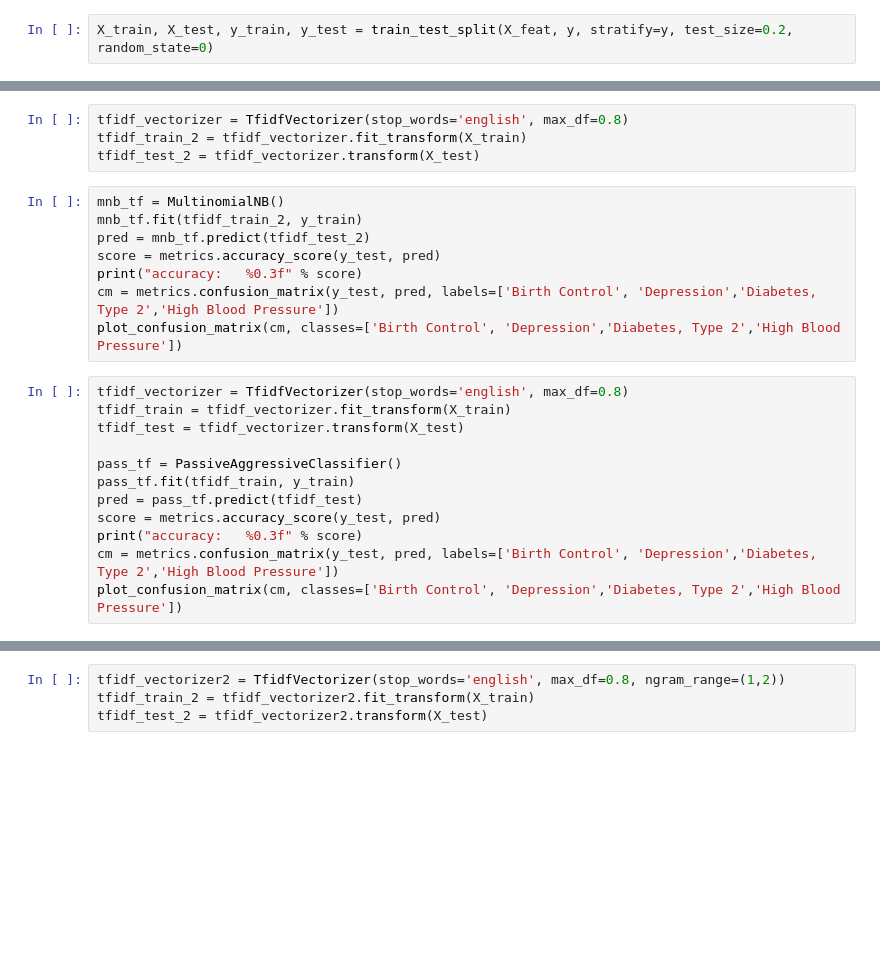
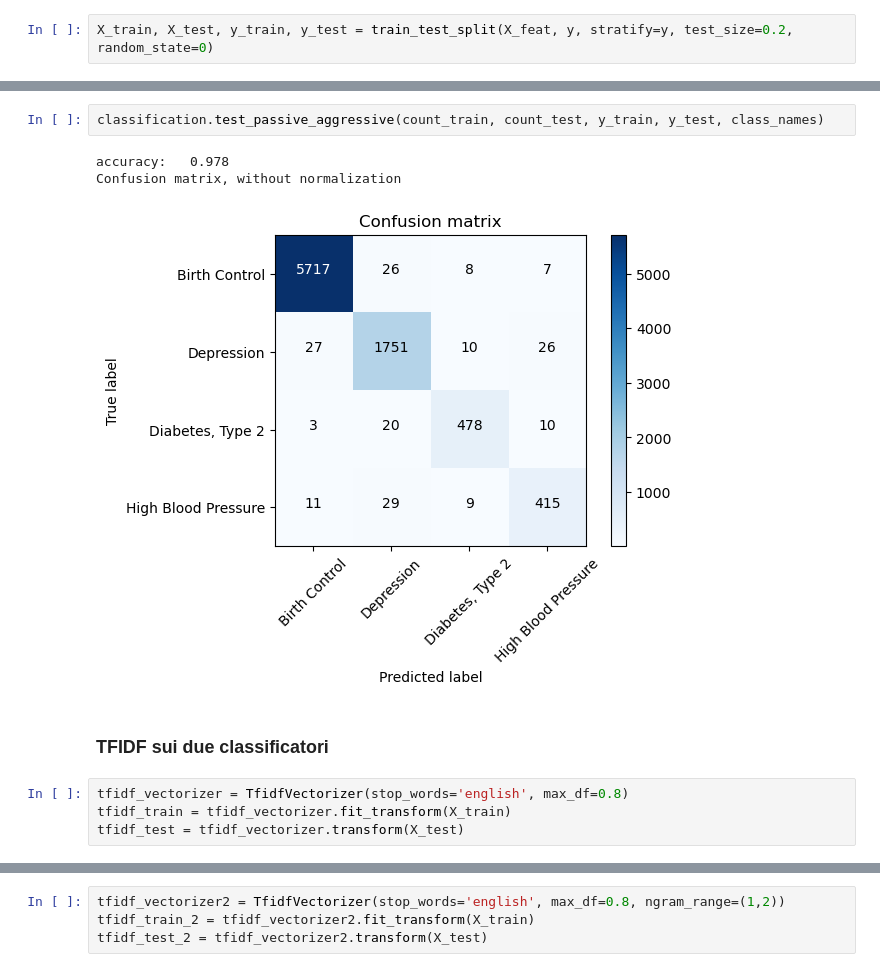
Before and after one commit to tkachenko0/McDonalds-FinderBot-for-Telegram, a Jupyter notebook: nlp_project.ipynb, the cells around one changed output, grey strips where cells are left out. Cells and saved outputs as stored; diff of their text form; blank space fills up the shorter version.

```diff
--- a/nlp_project.ipynb
+++ b/nlp_project.ipynb
@@ -158,24 +134,12 @@ plot_confusion_matrix(cm, classes=['Birth Control', 'Depression','Diabetes, Type
+# %%
+classification.test_passive_aggressive(count_train, count_test, y_train, y_test, class_names)
+# %% [output]
+accuracy:   0.978
+Confusion matrix, without normalization
+[figure, added]
+# %% [markdown]
+### TFIDF sui due classificatori
 # %%
 tfidf_vectorizer = TfidfVectorizer(stop_words='english', max_df=0.8)
-tfidf_train_2 = tfidf_vectorizer.fit_transform(X_train)
-tfidf_test_2 = tfidf_vectorizer.transform(X_test)
+tfidf_train = tfidf_vectorizer.fit_transform(X_train)
+tfidf_test = tfidf_vectorizer.transform(X_test)
-# %%
-mnb_tf = MultinomialNB()
-mnb_tf.fit(tfidf_train_2, y_train)
-pred = mnb_tf.predict(tfidf_test_2)
-score = metrics.accuracy_score(y_test, pred)
-print("accuracy:   %0.3f" % score)
-cm = metrics.confusion_matrix(y_test, pred, labels=['Birth Control', 'Depression','Diabetes, Type 2','High Blood Pressure'])
-plot_confusion_matrix(cm, classes=['Birth Control', 'Depression','Diabetes, Type 2','High Blood Pressure'])
-# %%
-tfidf_vectorizer = TfidfVectorizer(stop_words='english', max_df=0.8)
-tfidf_train = tfidf_vectorizer.fit_transform(X_train)
-tfidf_test = tfidf_vectorizer.transform(X_test)
-
-pass_tf = PassiveAggressiveClassifier()
-pass_tf.fit(tfidf_train, y_train)
-pred = pass_tf.predict(tfidf_test)
-score = metrics.accuracy_score(y_test, pred)
-print("accuracy:   %0.3f" % score)
-cm = metrics.confusion_matrix(y_test, pred, labels=['Birth Control', 'Depression','Diabetes, Type 2','High Blood Pressure'])
-plot_confusion_matrix(cm, classes=['Birth Control', 'Depression','Diabetes, Type 2','High Blood Pressure'])
```
Also changed, not shown: parts of 47 cells of this notebook, 8 other files.
